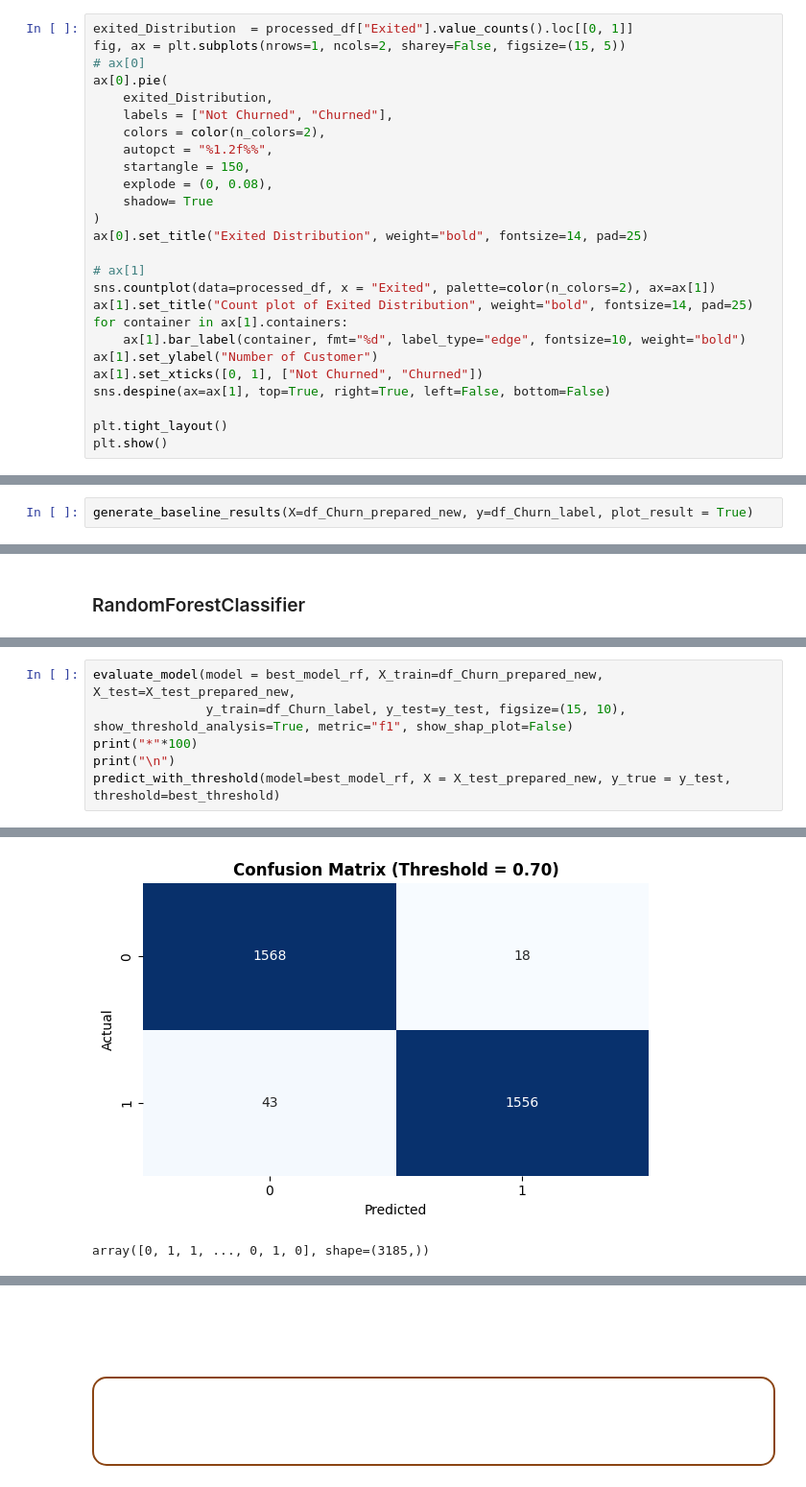
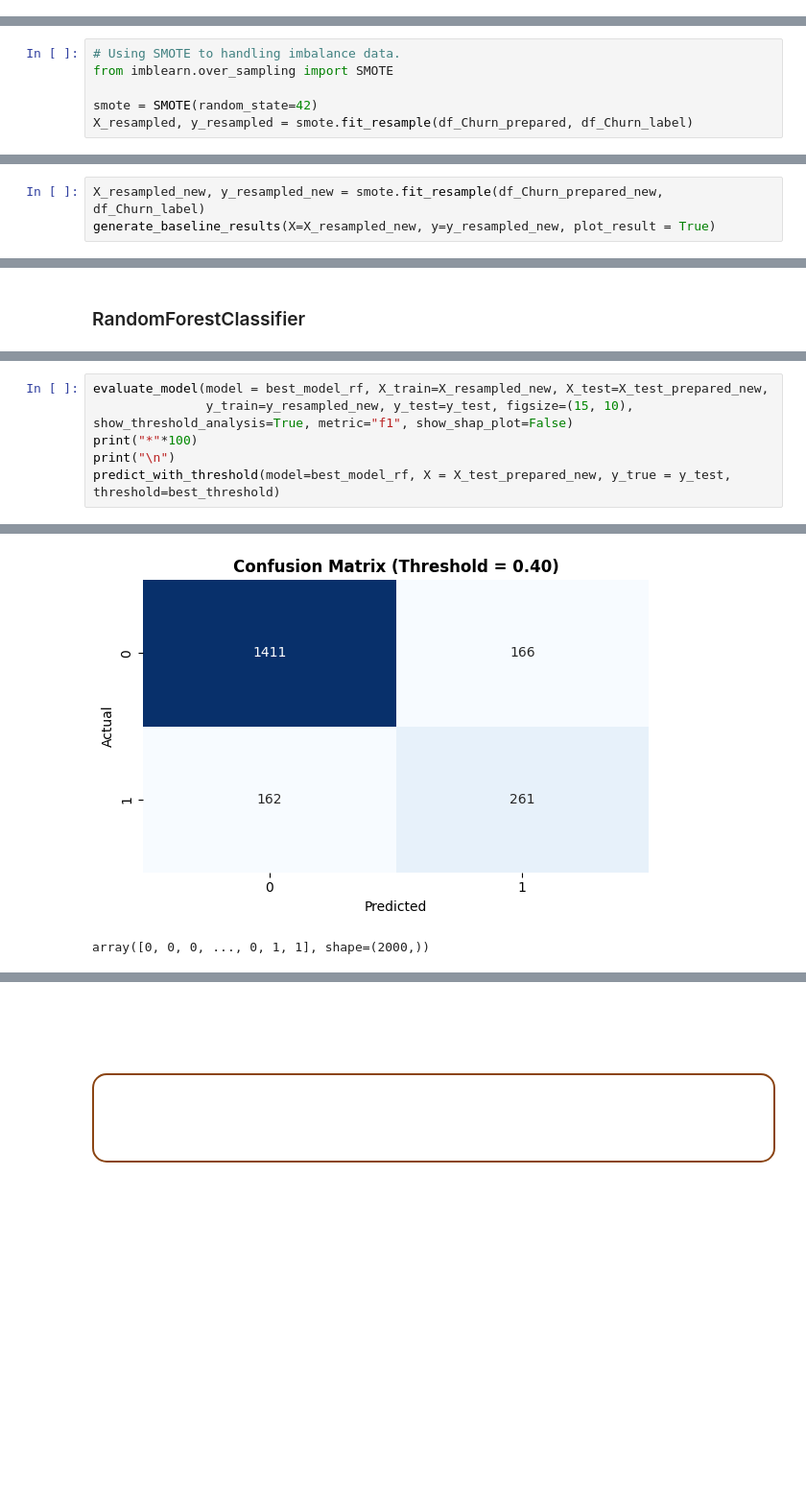
Before and after one commit to daominhthuan42/kaggle-portfolio, a Jupyter notebook: 02_BANK_CHURN_ANALYSIS/Customer_churn.ipynb, the cells around one changed output, grey strips where cells are left out. Shown at 96% size. Drawn from its saved outputs; the diff is of its cells as text; blank space fills up the shorter version.

Commit message:
[Bank Churn] Completed

```diff
--- a/02_BANK_CHURN_ANALYSIS/Customer_churn.ipynb
+++ b/02_BANK_CHURN_ANALYSIS/Customer_churn.ipynb
@@ -2385,26 +2360,0 @@ Name: count, dtype: int64
-# %%
-exited_Distribution  = processed_df["Exited"].value_counts().loc[[0, 1]]
-fig, ax = plt.subplots(nrows=1, ncols=2, sharey=False, figsize=(15, 5))
-# ax[0]
-ax[0].pie(
-    exited_Distribution,
-    labels = ["Not Churned", "Churned"],
-    colors = color(n_colors=2),
-    autopct = "%1.2f%%",
-    startangle = 150,
-    explode = (0, 0.08),
-    shadow= True
-)
-ax[0].set_title("Exited Distribution", weight="bold", fontsize=14, pad=25)
-
-# ax[1]
-sns.countplot(data=processed_df, x = "Exited", palette=color(n_colors=2), ax=ax[1])
-ax[1].set_title("Count plot of Exited Distribution", weight="bold", fontsize=14, pad=25)
-for container in ax[1].containers:
-    ax[1].bar_label(container, fmt="%d", label_type="edge", fontsize=10, weight="bold")
-ax[1].set_ylabel("Number of Customer")
-ax[1].set_xticks([0, 1], ["Not Churned", "Churned"])
-sns.despine(ax=ax[1], top=True, right=True, left=False, bottom=False)
-
-plt.tight_layout()
-plt.show()
@@ -2582,6 +2530,12 @@ list_feature_prepared
         Evaluation Using Cross-Validation
     </h1>
 </div>
+# %%
+# Using SMOTE to handling imbalance data.
+from imblearn.over_sampling import SMOTE
+
+smote = SMOTE(random_state=42)
+X_resampled, y_resampled = smote.fit_resample(df_Churn_prepared, df_Churn_label)
 # %%
 from sklearn.svm import LinearSVC, SVC
 from sklearn.neighbors import KNeighborsClassifier
@@ -3085,5 +3046,6 @@ list_feature_prepared_new
  'cat_keep__HasCrCard',
  'cat_keep__IsActiveMember']
 # %%
-generate_baseline_results(X=df_Churn_prepared_new, y=df_Churn_label, plot_result = True)
+X_resampled_new, y_resampled_new = smote.fit_resample(df_Churn_prepared_new, df_Churn_label)
+generate_baseline_results(X=X_resampled_new, y=y_resampled_new, plot_result = True)
 # %% [output]
@@ -3223,6 +3187,6 @@ RandomForestClassifier(bootstrap=False, max_depth=19, max_features='log2',
 # %%
-evaluate_model(model = best_model_rf, X_train=df_Churn_prepared_new, X_test=X_test_prepared_new,
-               y_train=df_Churn_label, y_test=y_test, figsize=(15, 10), show_threshold_analysis=True, metric="f1", show_shap_plot=False)
+evaluate_model(model = best_model_rf, X_train=X_resampled_new, X_test=X_test_prepared_new,
+               y_train=y_resampled_new, y_test=y_test, figsize=(15, 10), show_threshold_analysis=True, metric="f1", show_shap_plot=False)
 print("*"*100)
 print("\n")
 predict_with_threshold(model=best_model_rf, X = X_test_prepared_new, y_true = y_test, threshold=best_threshold)
@@ -3249,2 +3213,2 @@ weighted avg      0.981     0.981     0.981      3185
-[figure, old version]
+[figure, new version]
-array([0, 1, 1, ..., 0, 1, 0], shape=(3185,))
+array([0, 0, 0, ..., 0, 1, 1], shape=(2000,))
```
Also changed, not shown: parts of 35 cells of this notebook.
